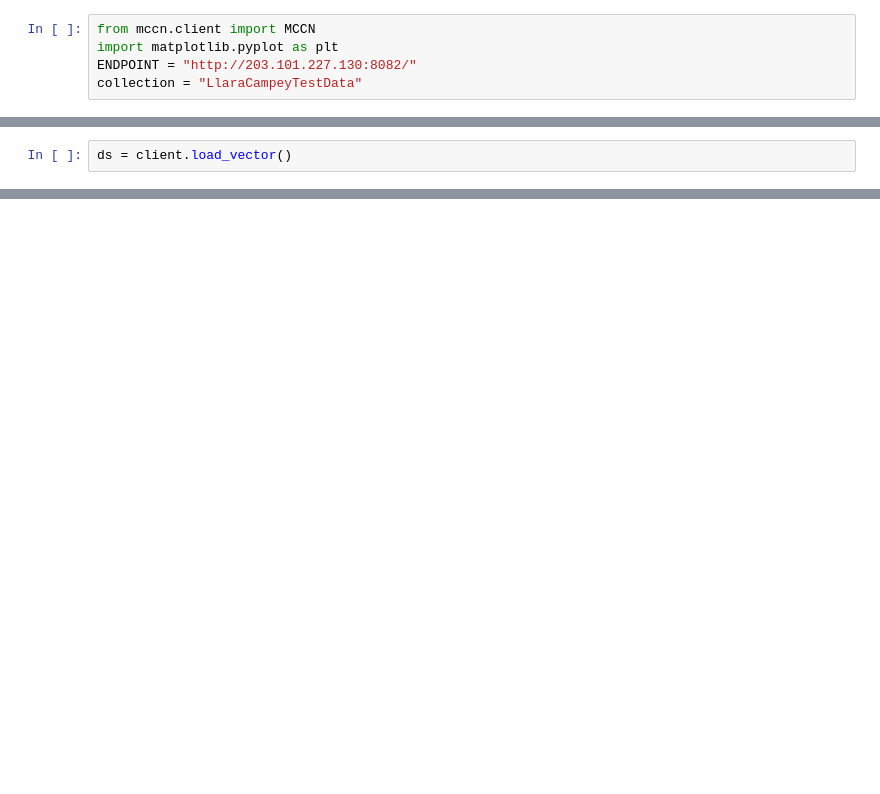
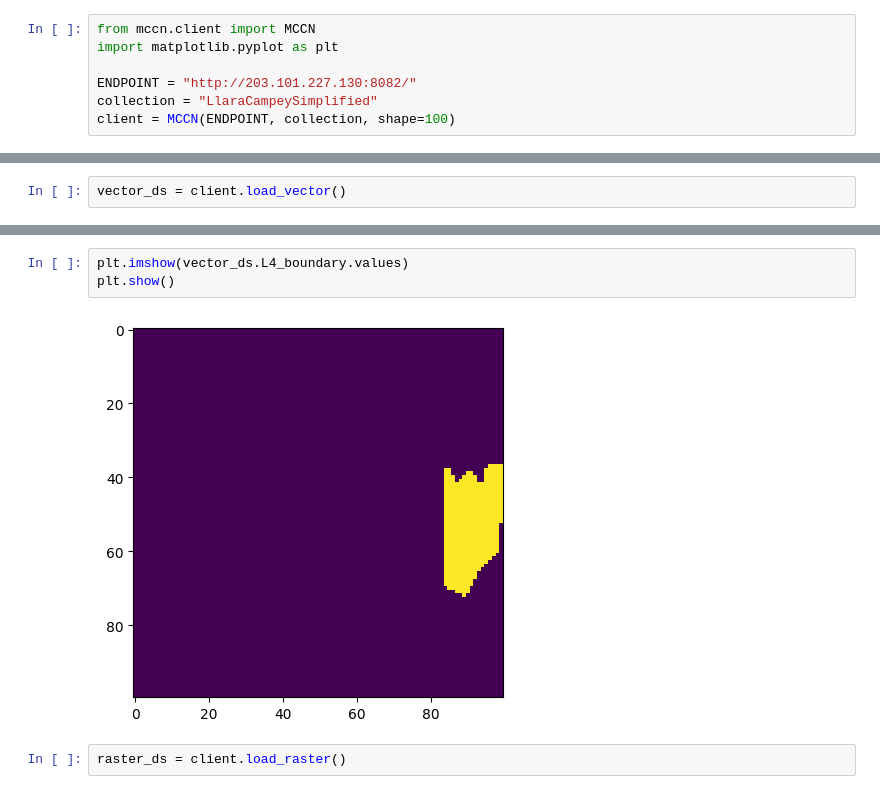
Before and after one commit to aus-plant-phenomics-network/mccn-engine, a Jupyter notebook: LLara_Campey_Demo.ipynb, the cells around one changed output, grey strips where cells are left out. Cells and saved outputs as stored; diff of their text form; blank space fills up the shorter version.

Commit message:
feat: update Llara Campey example

```diff
--- a/LLara_Campey_Demo.ipynb
+++ b/LLara_Campey_Demo.ipynb
@@ -1,5 +1,7 @@
 # %%
 from mccn.client import MCCN
 import matplotlib.pyplot as plt
+
 ENDPOINT = "http://203.101.227.130:8082/"
-collection = "LlaraCampeyTestData"
+collection = "LlaraCampeySimplified"
+client = MCCN(ENDPOINT, collection, shape=100)
@@ -8,2 +8,2 @@ client = MCCN(ENDPOINT, collection, shape=100)
 # %%
-ds = client.load_vector()
+vector_ds = client.load_vector()
@@ -9,0 +30,7 @@ ds = client.load_vector()
+# %%
+plt.imshow(vector_ds.L4_boundary.values)
+plt.show()
+# %% [output]
+[figure, added]
+# %%
+raster_ds = client.load_raster()
```
Also changed, not shown: parts of 17 cells of this notebook, 7 other files.
